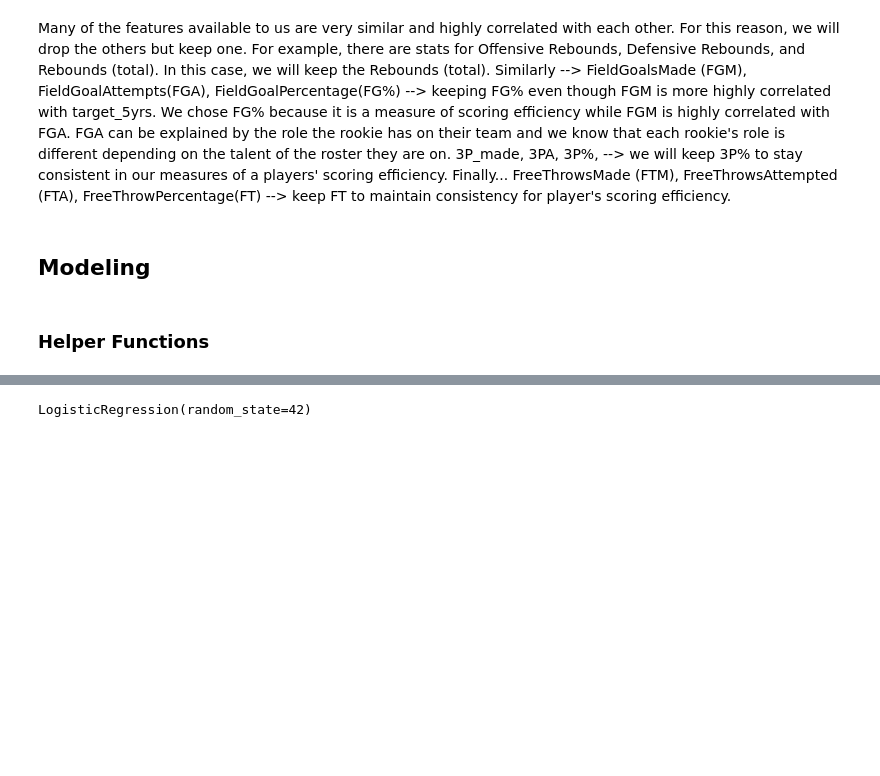
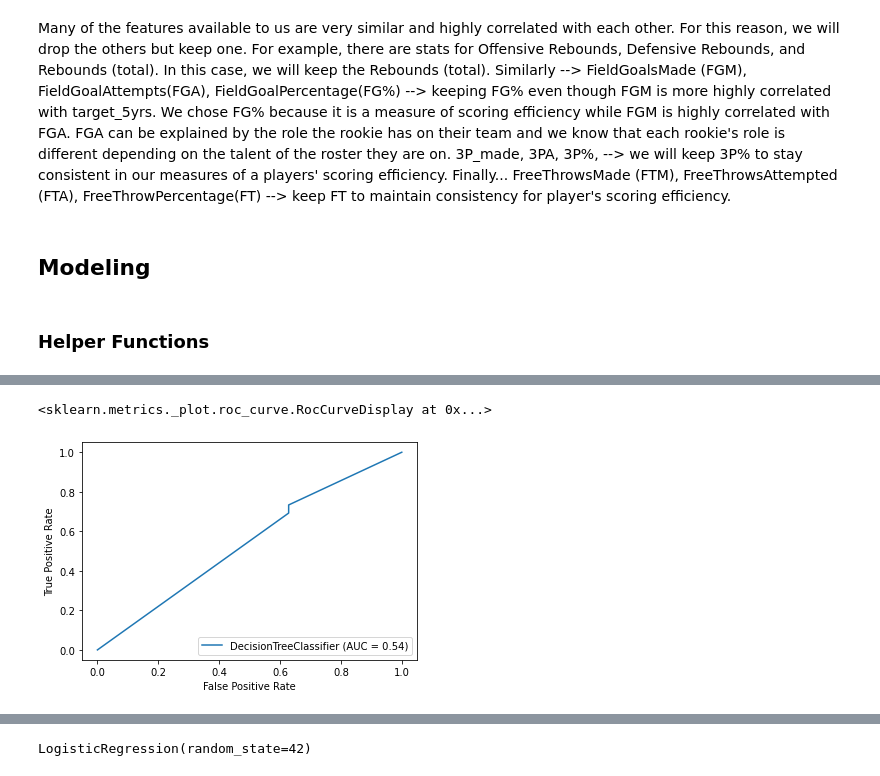
Before and after one commit to serajkhazei/Project_3, a Jupyter notebook: Rookie 5 Year Predictions.ipynb, the cells around one changed output, grey strips where cells are left out. Drawn from its saved outputs; the diff is of its cells as text; code cells hidden in the pictures; blank space fills up the shorter version.

```diff
--- a/Rookie 5 Year Predictions.ipynb
+++ b/Rookie 5 Year Predictions.ipynb
@@ -139,0 +163,5 @@ X_train, X_val, y_train, y_val = train_test_split(X_train, y_train, test_size=0.
+# %%
+plot_roc_curve(base_tree,X_test,y_test)
+# %% [output]
+<sklearn.metrics._plot.roc_curve.RocCurveDisplay at 0x...>
+[figure, added]
```
Also changed, not shown: parts of 26 cells of this notebook, 1 other file.
